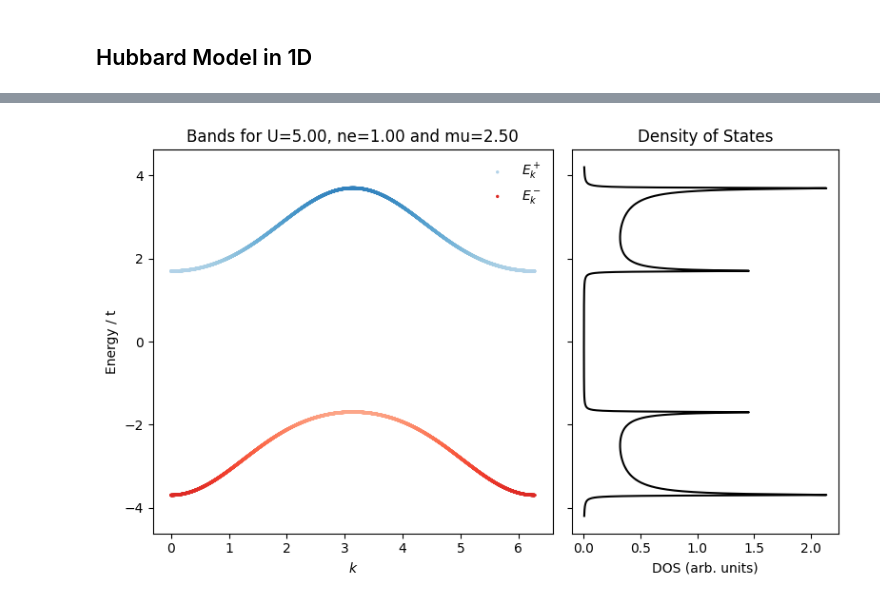
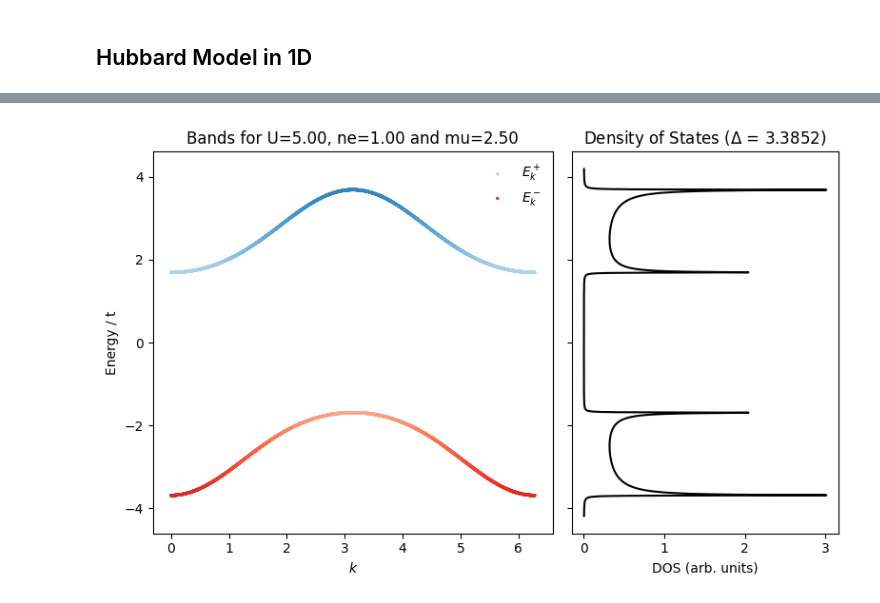
Before and after one commit to guilhermebaos/QUARMEN-Lessons, a Jupyter notebook: Master-Thesis/01-Hubbard-Model.ipynb, the cells around one changed output, grey strips where cells are left out. Cells and saved outputs as stored; diff of their text form; code cells hidden in the pictures.

Commit message:
[Thesis] Hubbard model Delta upgrade

```diff
--- a/Master-Thesis/01-Hubbard-Model.ipynb
+++ b/Master-Thesis/01-Hubbard-Model.ipynb
@@ -89,7 +89,7 @@ plt.plot(omega, dos)
 # %% [markdown]
 ## Hubbard Model in 1D
 # %%
-def compute_dos(spectral: Callable, ee: np.ndarray, U: float, ne: float, mu: float):
+def compute_dos(spectral: Callable, ee: np.ndarray, U: float, ne: float, mu: float, gam: float):
     # Compute dispersion relation
     eepp, eemm, zzpp, zzmm = spectral(ee, mu, U, ne)
 
@@ -116,7 +116,7 @@ def compute_hubbard1D(dispersion: Callable, N: int, U: float, ne: float, points:
     ee = dispersion(kx, np.pi/2, np.pi/2)
 
     # Compute DOS with mu = 0
-    eepp, eemm, zzpp, zzmm, omega, dos = compute_dos(spectral, ee, U, ne, mu=0)
+    eepp, eemm, zzpp, zzmm, omega, dos = compute_dos(spectral, ee, U, ne, mu=0, gam=gam)
 
     # Integrate DOS
     h = omega[1] - omega[0]
@@ -137,10 +137,17 @@ def compute_hubbard1D(dispersion: Callable, N: int, U: float, ne: float, points:
     mu = 0.5 * (filled[-1] + empty[0])
 
     # Compute DOS with correct mu
-    eepp, eemm, zzpp, zzmm, omega, dos = compute_dos(spectral, ee, U, ne, mu)
+    eepp, eemm, zzpp, zzmm, omega, dos = compute_dos(spectral, ee, U, ne, mu, gam)
 
     # Normalize to 2
     dos *= ndos
+
+    # Compute gap via DOS
+    highdos = omega[dos > 5e-3]
+    deltados = np.max(highdos[1:] - highdos[:-1])
+
+    # Compute gap via bands
+    delta = max(0, np.min(eepp) - np.max(eemm))
 
     # Show analysis
     if text:
@@ -164,7 +171,7 @@ def compute_hubbard1D(dispersion: Callable, N: int, U: float, ne: float, points:
             print("Integral of DOS over upper band:", np.trapezoid(dos[maskp], omega[maskp]))
 
 
-    return kx, eepp, eemm, zzpp, zzmm, omega, dos, mu
+    return kx, eepp, eemm, zzpp, zzmm, omega, dos, mu, delta
 
 
 
@@ -174,7 +181,7 @@ U = 5
 ne = 1
 
 # Get plot
-kx, eepp, eemm, zzpp, zzmm, omega, dos, mu = compute_hubbard1D(epsilon, N, U, ne, points=40000, gam=0.01, text=True)
+kx, eepp, eemm, zzpp, zzmm, omega, dos, mu, delta = compute_hubbard1D(epsilon, N, U, ne, points=40000, gam=0.005, text=True)
 
 # Make a side-by-side plot: bands (left) and DOS (right)
 fig, (ax1, ax2) = plt.subplots(1, 2, figsize=(8, 5), sharey=True, gridspec_kw={'width_ratios': [1.5, 1]})
@@ -190,7 +197,7 @@ sc2 = ax1.scatter(kx, eemm, c=zzmm, cmap='Reds', vmin=0, vmax=1, s=2, label=r"$E
 # --- Density of States ---
 ax2.plot(dos, omega / t, 'k-')
 ax2.set_xlabel('DOS (arb. units)')
-ax2.set_title('Density of States')
+ax2.set_title(rf'Density of States ($\Delta$ = {delta:.4f})')
 
 
 # Text of the plot
@@ -214,4 +221,4 @@ Integral of DOS over upper band: 0.9999998928609481
-[figure, old version]
+[figure, new version]
 # %%
 # Parameters
 N = 4000
```
Also changed, not shown: parts of 2 cells of this notebook, 1 other file.
